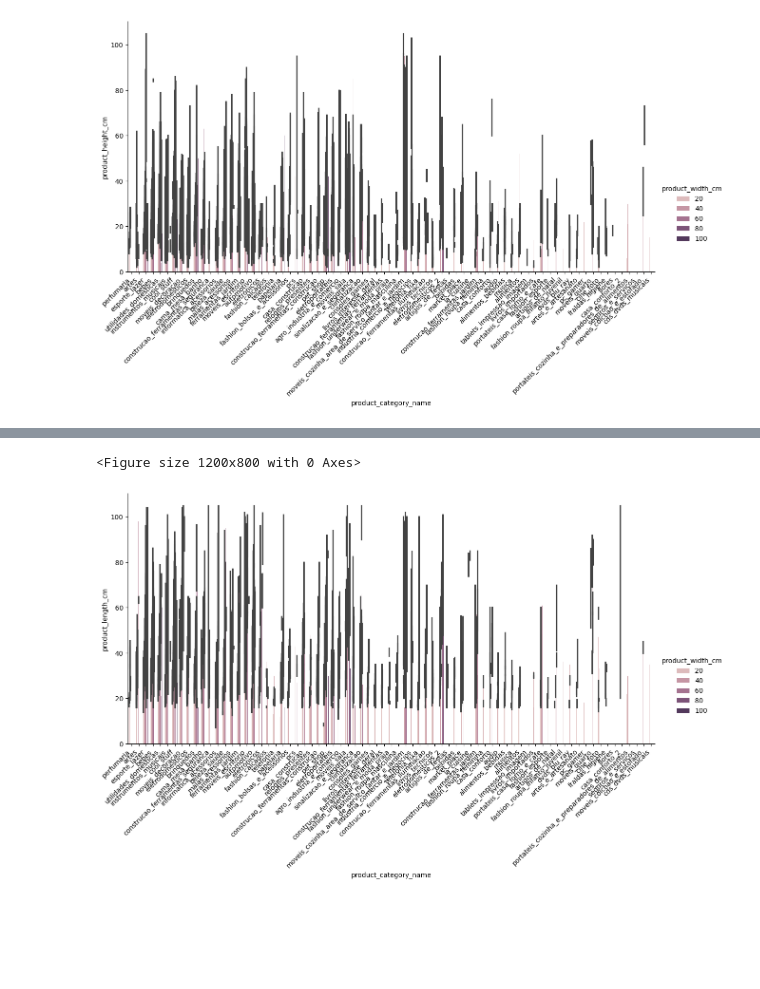
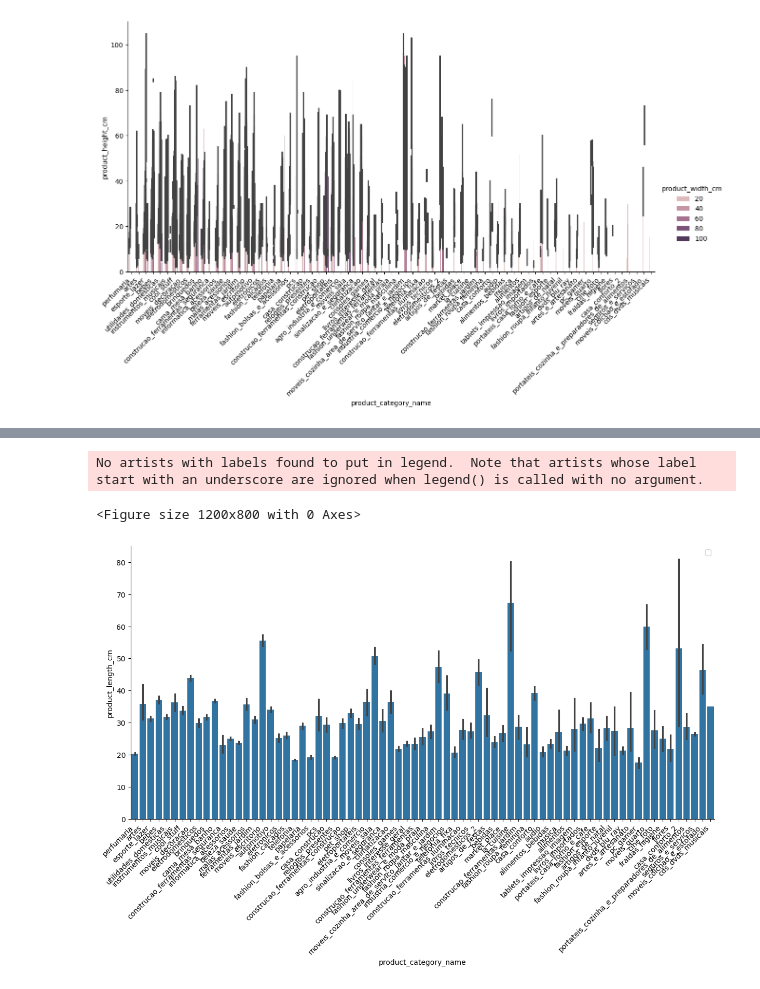
Before and after one commit to 955928/Analyse_Exploiratoire_et_Tableau_de_bord, a Jupyter notebook: Olist.ipynb, the cells around one changed output, grey strips where cells are left out. Drawn from its saved outputs; the diff is of its cells as text; code cells hidden in the pictures; blank space fills up the shorter version.

```diff
--- a/Olist.ipynb
+++ b/Olist.ipynb
@@ -235,8 +263,9 @@ plt.show()
 # %%
 plt.figure(figsize=(12, 8))
-sns.catplot(x='product_category_name', y='product_length_cm', data=df_products, hue='product_width_cm', kind='bar', height=6, aspect=2)
+sns.catplot(x='product_category_name', y='product_length_cm', data=df_products, kind='bar', height=6, aspect=2)
 plt.xticks(rotation=45, ha='right')
 plt.show()
 # %% [output]
-<Figure size 1200x800 with 0 Axes>
+No artists with labels found to put in legend.  Note that artists whose label start with an underscore are ignored when legend() is called with no argument.
+<Figure size 1200x800 with 0 Axes>
-[figure, old version]
+[figure, new version]
```
Also changed, not shown: parts of 15 cells of this notebook.
